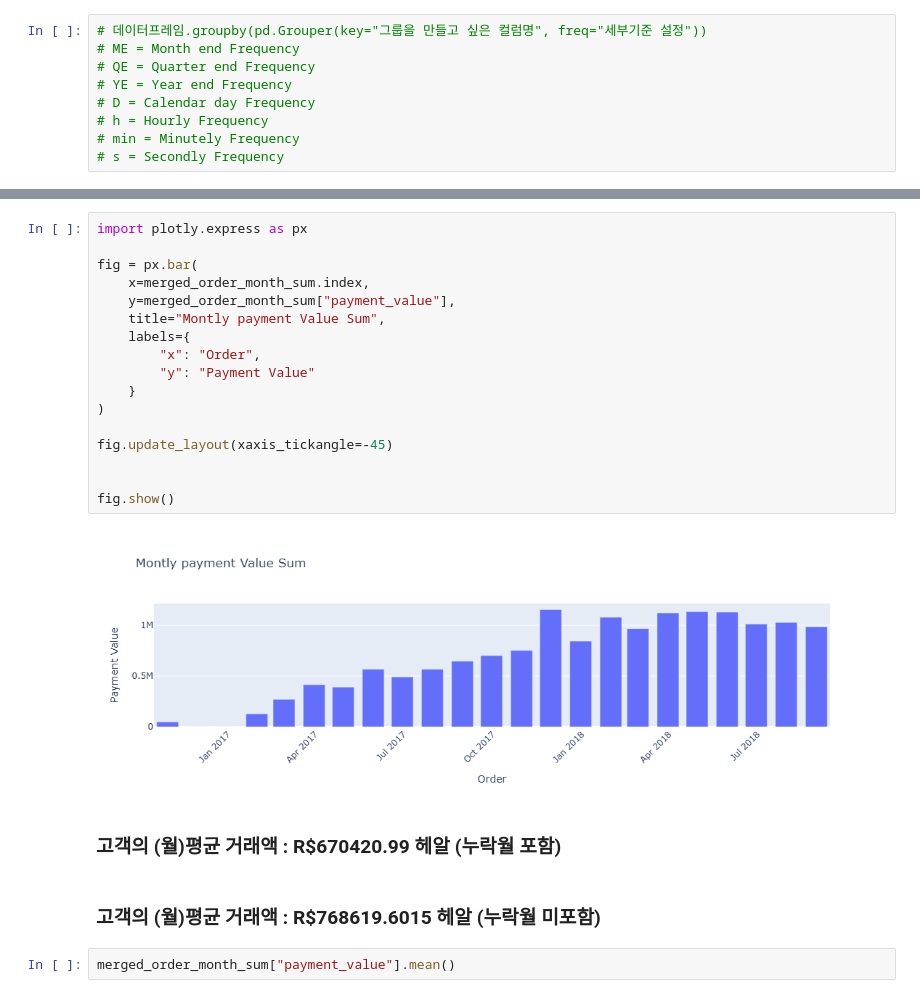
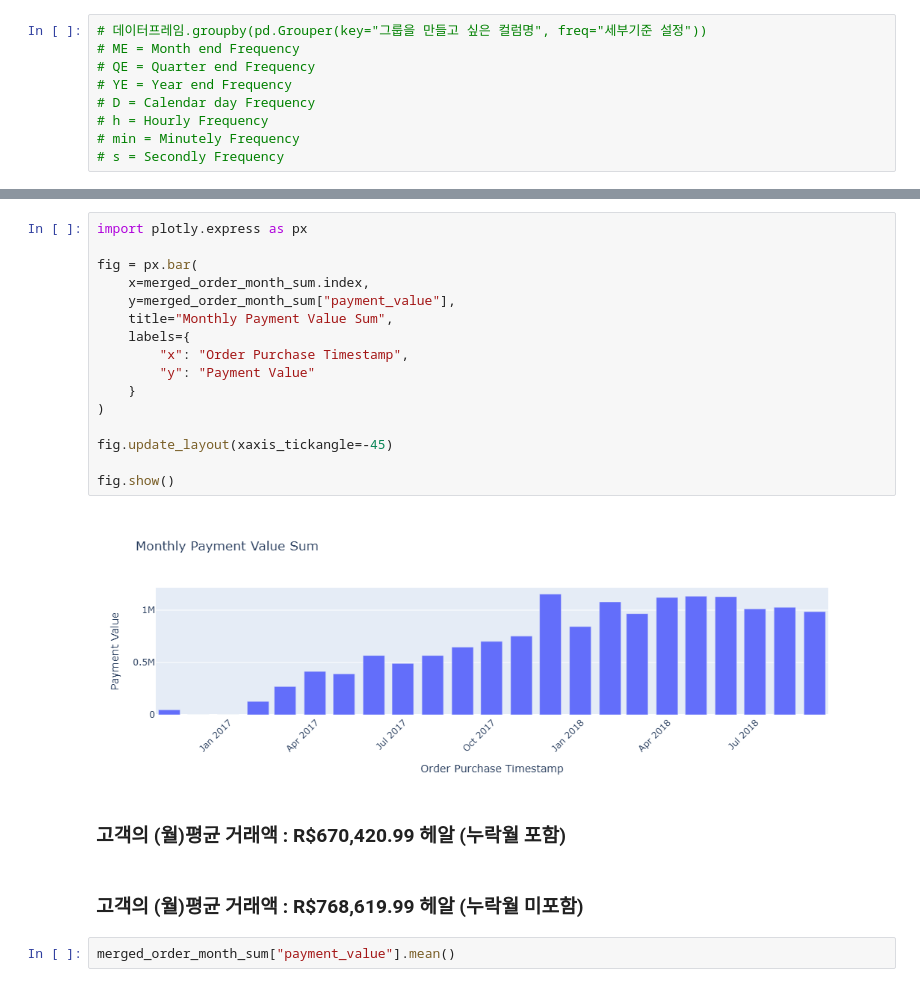
Before and after one commit to sso0421/Pandas, a Jupyter notebook: 261019-20/261020_01.ipynb, the cells around one changed output, grey strips where cells are left out. Drawn from its saved outputs; the diff is of its cells as text.

```diff
--- a/261019-20/261020_01.ipynb
+++ b/261019-20/261020_01.ipynb
@@ -667,26 +706,25 @@ merged_order_month_sum.head()
 # %%
 import plotly.express as px
 
 fig = px.bar(
     x=merged_order_month_sum.index,
     y=merged_order_month_sum["payment_value"],
-    title="Montly payment Value Sum",
+    title="Monthly Payment Value Sum",
     labels={
-        "x": "Order",
+        "x": "Order Purchase Timestamp",
         "y": "Payment Value"
     }
 )
 
 fig.update_layout(xaxis_tickangle=-45)
 
-
 fig.show()
 # %% [output]
-[figure, old version]
+[figure, new version]
 # %% [markdown]
-### **고객의 (월)평균 거래액 : R$670420.99 헤알** (누락월 포함)
+### 고객의 (월)평균 거래액 : R$670,420.99 헤알 (누락월 포함)
 # %% [markdown]
-### **고객의 (월)평균 거래액 : R$768619.6015 헤알** (누락월 미포함)
+### 고객의 (월)평균 거래액 : R$768,619.99 헤알 (누락월 미포함)
 # %%
 merged_order_month_sum["payment_value"].mean()
 # %% [output]
```
Also changed, not shown: parts of 141 cells of this notebook, 48 other files.
